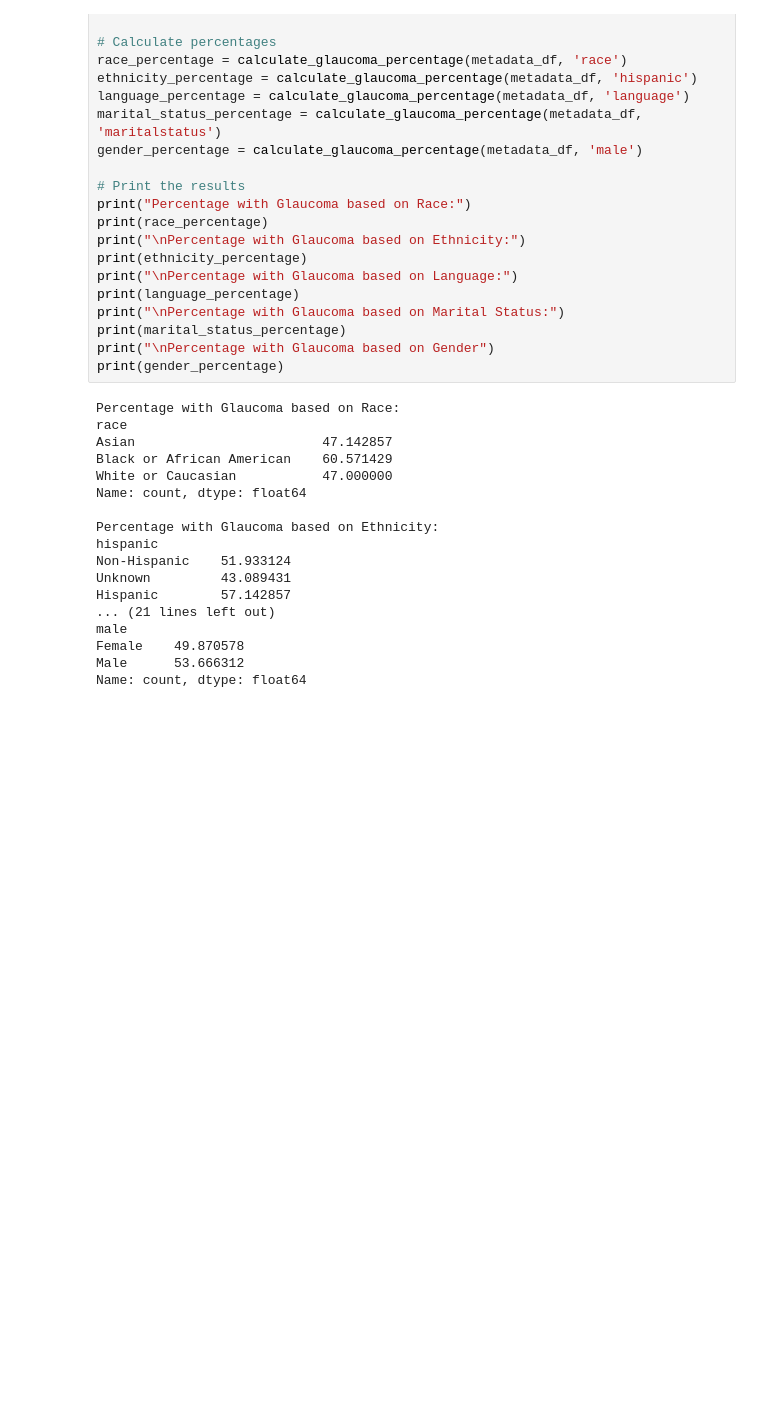
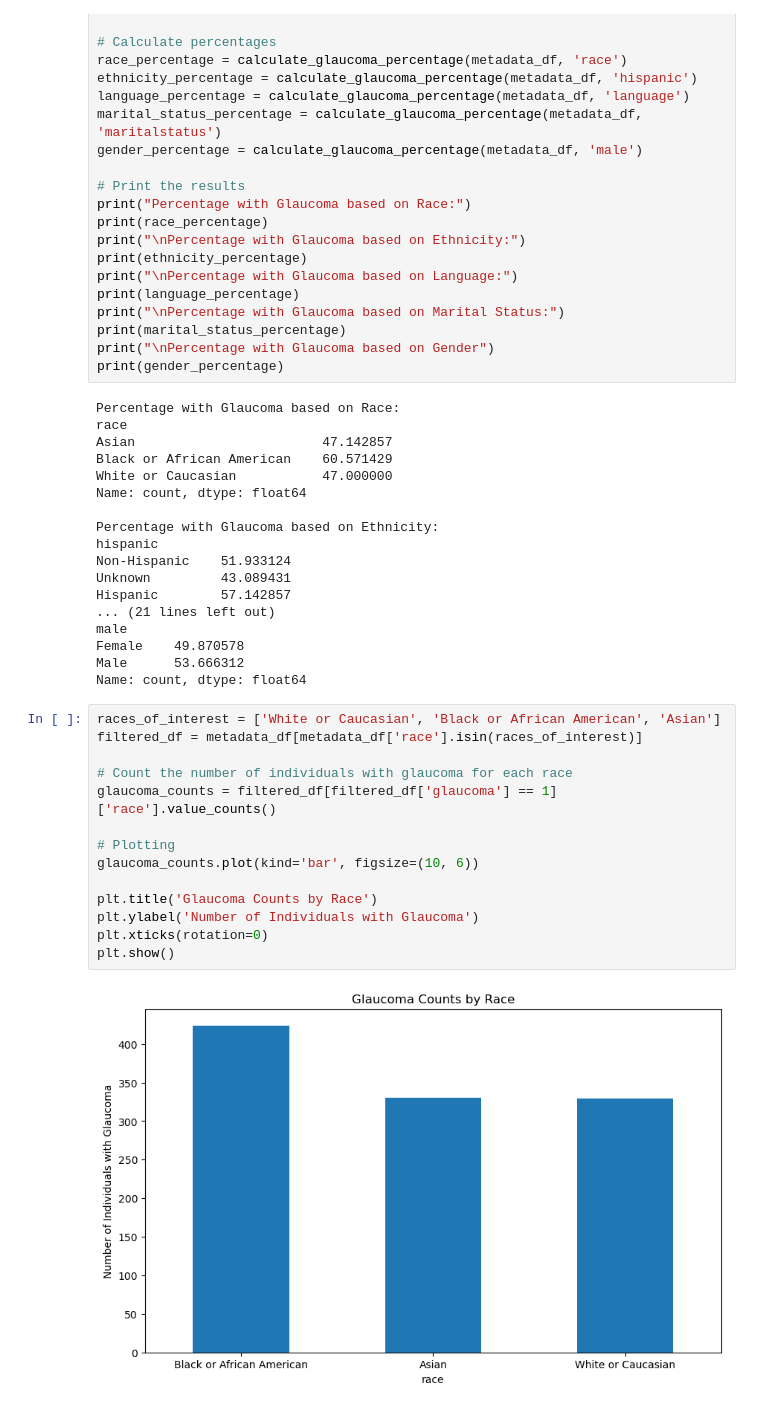
Before and after one commit to Casper-Smet/Harvard-GF-Quantization, a Jupyter notebook: data_analysis.ipynb, the cells around one changed output. Saved outputs shown, nothing was run; the diff lists cells and outputs as text; blank space fills up the shorter version.

Commit message:
added barchart glauc counts by race

```diff
--- a/data_analysis.ipynb
+++ b/data_analysis.ipynb
@@ -274,3 +274,19 @@ male
 Female    49.870578
 Male      53.666312
 Name: count, dtype: float64
+# %%
+races_of_interest = ['White or Caucasian', 'Black or African American', 'Asian']
+filtered_df = metadata_df[metadata_df['race'].isin(races_of_interest)]
+
+# Count the number of individuals with glaucoma for each race
+glaucoma_counts = filtered_df[filtered_df['glaucoma'] == 1]['race'].value_counts()
+
+# Plotting
+glaucoma_counts.plot(kind='bar', figsize=(10, 6))
+
+plt.title('Glaucoma Counts by Race')
+plt.ylabel('Number of Individuals with Glaucoma')
+plt.xticks(rotation=0)
+plt.show()
+# %% [output]
+[figure, added]
```
